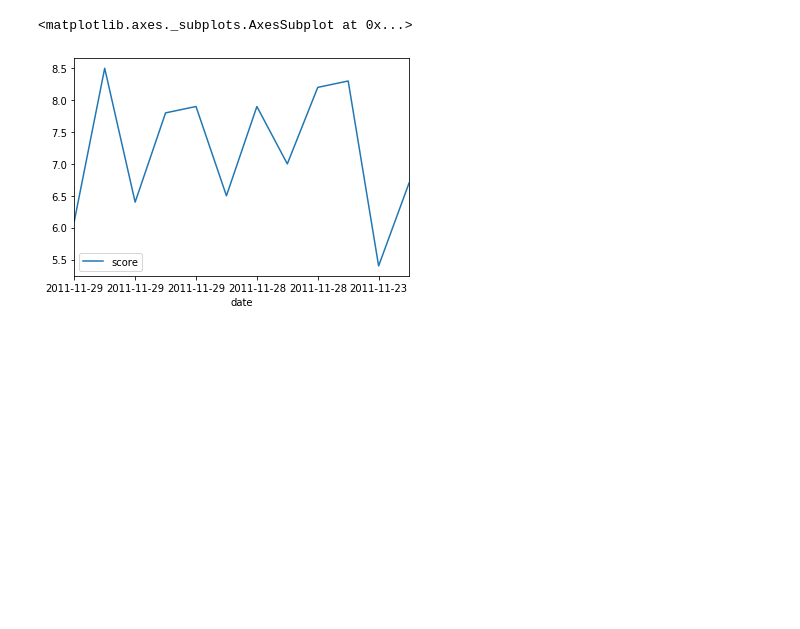
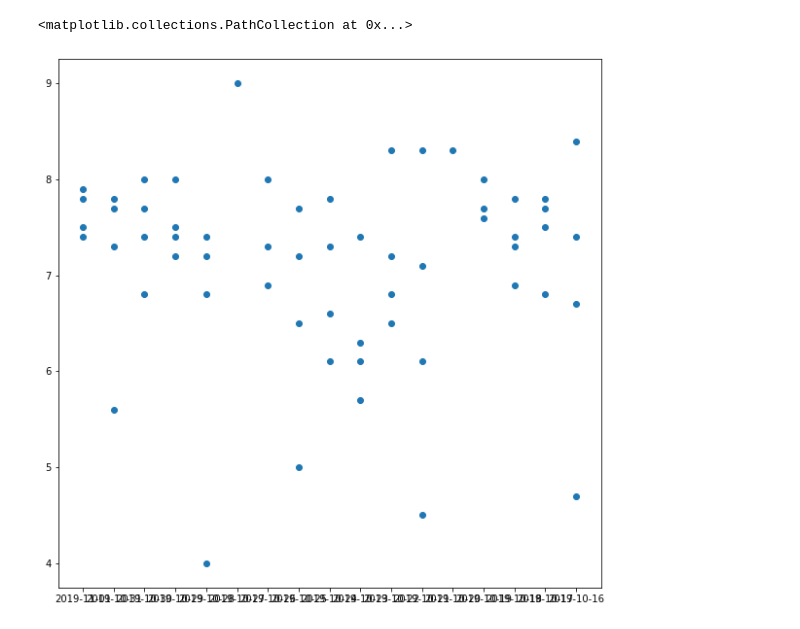
Before and after one commit to mickey-is-codin/pitchfork-predictor, a Jupyter notebook: dataset-creator/notebooks/tester.ipynb, the cells around one changed output. Saved outputs shown, nothing was run; the diff lists cells and outputs as text; code cells hidden in the pictures; blank space fills up the shorter version.

```diff
--- a/dataset-creator/notebooks/tester.ipynb
+++ b/dataset-creator/notebooks/tester.ipynb
@@ -13,5 +14,6 @@ review_df.head()
-# %%
-review_df.plot(x="date", y="score")
-# %% [output]
-<matplotlib.axes._subplots.AxesSubplot at 0x...>
-[figure, removed]
+# %%
+plt.figure(figsize=(10,10))
+plt.scatter(review_df["date"], review_df["score"])
+# %% [output]
+<matplotlib.collections.PathCollection at 0x...>
+[figure, added]
```
Also changed, not shown: parts of 2 cells of this notebook, 3 other files.
